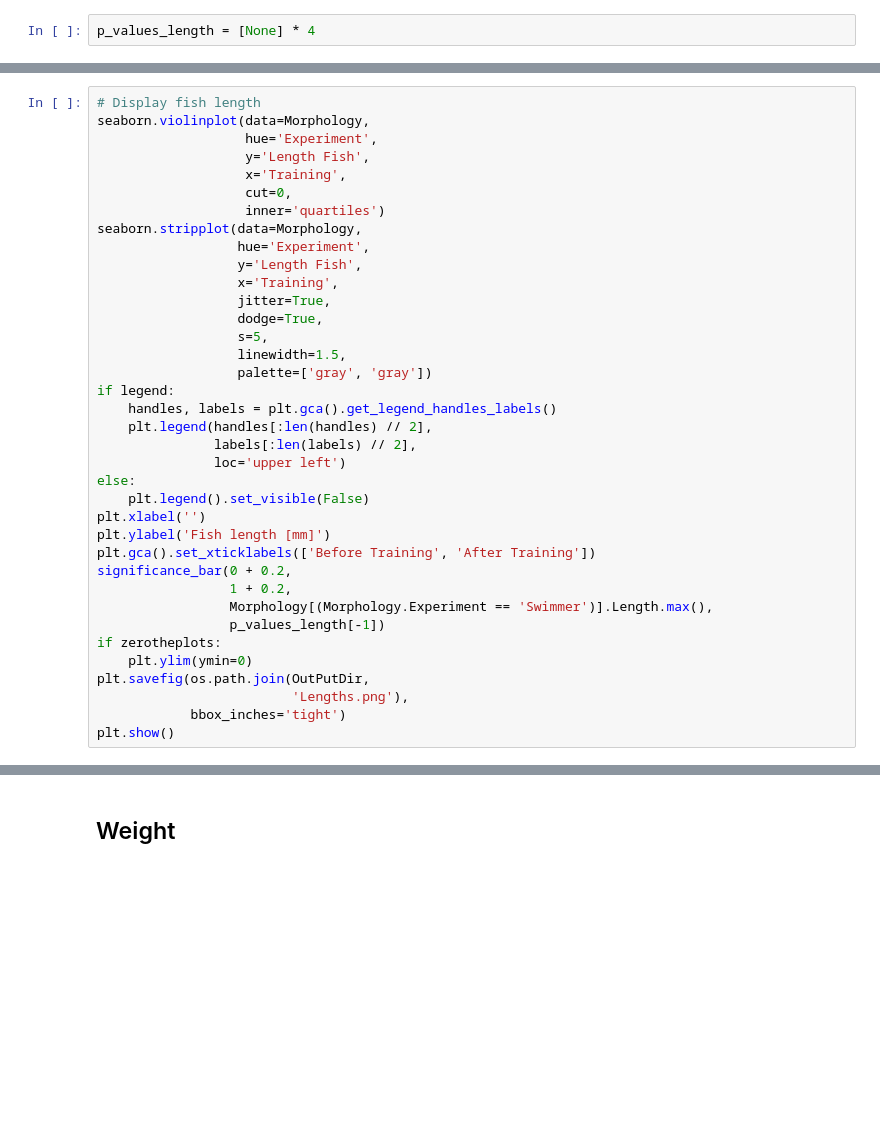
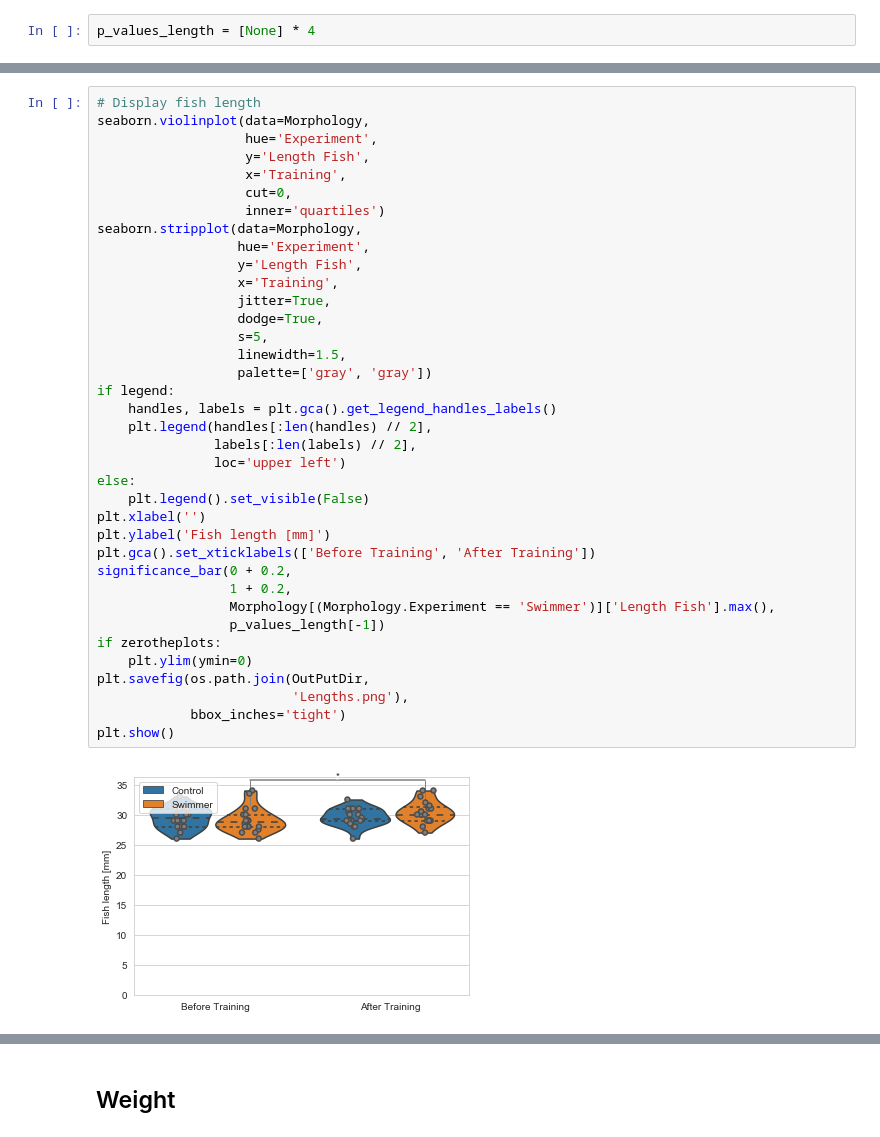
Before and after one commit to habi/Zebra-Fish-Gills, a Jupyter notebook: Gills-Analysis.ipynb, the cells around one changed output, grey strips where cells are left out. Cells and saved outputs as stored; diff of their text form; blank space fills up the shorter version.

```diff
--- a/Gills-Analysis.ipynb
+++ b/Gills-Analysis.ipynb
@@ -2228,34 +2490,36 @@ seaborn.violinplot(data=Morphology,
                    cut=0,
                    inner='quartiles')
 seaborn.stripplot(data=Morphology,
                   hue='Experiment',
                   y='Length Fish',
                   x='Training',
                   jitter=True,
                   dodge=True,
                   s=5,
                   linewidth=1.5,
                   palette=['gray', 'gray'])
 if legend:
     handles, labels = plt.gca().get_legend_handles_labels()
     plt.legend(handles[:len(handles) // 2],
                labels[:len(labels) // 2],
                loc='upper left')
 else:
     plt.legend().set_visible(False)
 plt.xlabel('')
 plt.ylabel('Fish length [mm]')
 plt.gca().set_xticklabels(['Before Training', 'After Training'])
 significance_bar(0 + 0.2,
                  1 + 0.2,
-                 Morphology[(Morphology.Experiment == 'Swimmer')].Length.max(),
+                 Morphology[(Morphology.Experiment == 'Swimmer')]['Length Fish'].max(),
                  p_values_length[-1])
 if zerotheplots:
     plt.ylim(ymin=0)
 plt.savefig(os.path.join(OutPutDir,
                          'Lengths.png'),
             bbox_inches='tight')
 plt.show()
+# %% [output]
+[figure, added]
 # %%
 # Data as prose
 for experiment in Morphology.Experiment.unique():
```
Also changed, not shown: parts of 105 cells of this notebook.
